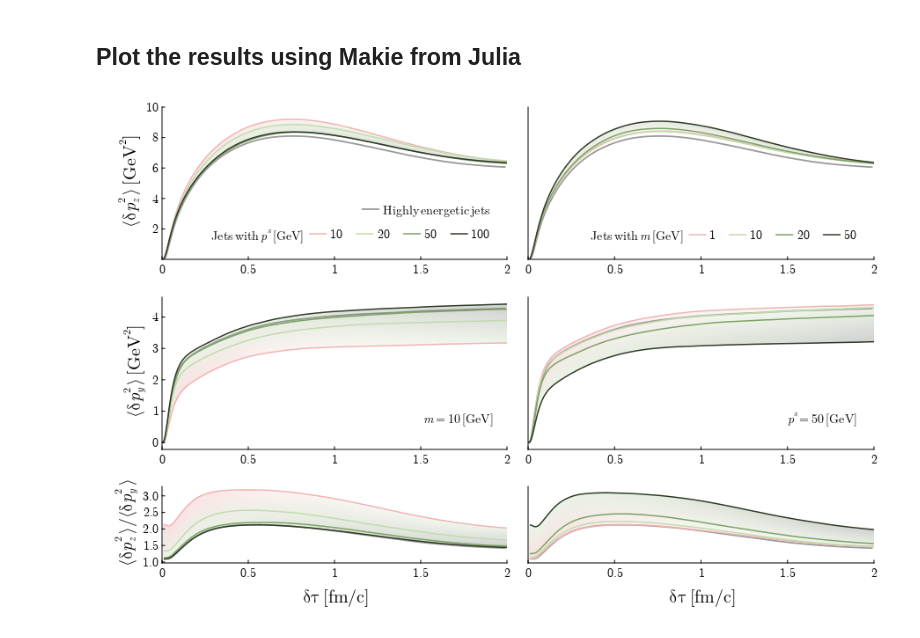
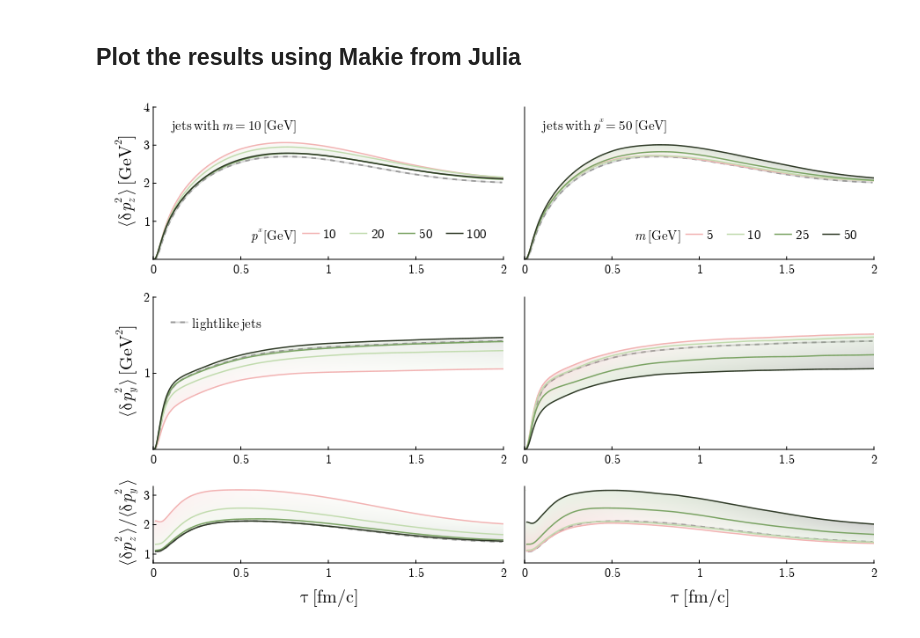
Before and after one commit to avramescudana/curraun, a Jupyter notebook: notebooks/Comparison between qappa.py module and the wong.py solver for jets.ipynb, the cells around one changed output. Drawn from its saved outputs; the diff is of its cells as text; code cells hidden in the pictures.

Commit message:
Updated a lot of notebooks with plots for the article

```diff
--- a/notebooks/Comparison between qappa.py module and the wong.py solver for jets.ipynb
+++ b/notebooks/Comparison between qappa.py module and the wong.py solver for jets.ipynb
@@ -294,42 +295,48 @@ fig = Figure(resolution = (900, 600), font = "CMU Serif")
 ylabels = [L"\langle\delta p_z^2\,\rangle\,\mathrm{[GeV^2]}", L"\langle\delta p_y^2\,\rangle\,\mathrm{[GeV^2]}",
         L"\langle\delta p^2_z\,\rangle/\langle\delta p^2_y\,\rangle"]
 axes = [[Axis(fig[i, j],
-        xlabel=L"\delta\tau\,\mathrm{[fm/c]}", ylabel=ylabels[i],
+        xlabel=L"\tau\,\mathrm{[fm/c]}", ylabel=ylabels[i],
         rightspinevisible = false, topspinevisible = false, xlabelsize = 20, ylabelsize= 20, xticklabelsize=14, yticklabelsize=14,
         xtickalign = 1, xticksize=4, ytickalign=1, yticksize=4, xgridvisible = false, ygridvisible = false) for i in 1:3] for j in 1:2]
 
+# dimenstion of fundamental representation for SU(3)
+DR = 3
+
 for i in 1:2
         δτ_qhat = Float64.(tau_qhat)
-        mom_broad_L_qhat = mom_broad_qhat[:, 3]
-        lines!(axes[i][1], δτ_qhat, mom_broad_L_qhat, linewidth = 1.8, color=:grey60)
+        mom_broad_L_qhat = mom_broad_qhat[:, 3]/DR
+        lines!(axes[i][1], δτ_qhat, mom_broad_L_qhat, linewidth = 1.8, color=:grey60, linestyle=:dash)
+        lines!(axes[i][1], δτ_qhat, mom_broad_L_qhat, linewidth = 1.8, color=(:grey60, 0.4))
         # mom_broad_T_qhat = mom_broad_qhat[:, 1] + mom_broad_qhat[:, 2]
-        mom_broad_T_qhat = mom_broad_qhat[:, 2]
+        mom_broad_T_qhat = mom_broad_qhat[:, 2] /DR
         # mom_broad_T_qhat = mom_broad_qhat[:, 1]
-        lines!(axes[i][2], δτ_qhat, mom_broad_T_qhat, linewidth = 1.8, color=:grey60)
+        lines!(axes[i][2], δτ_qhat, mom_broad_T_qhat, linewidth = 1.8, color=:grey60, linestyle=:dash)
+        lines!(axes[i][2], δτ_qhat, mom_broad_T_qhat, linewidth = 1.8, color=(:grey60, 0.4))
         ratio = mom_broad_L_qhat./mom_broad_T_qhat
-        global qhat = lines!(axes[i][3], δτ_qhat, ratio, linewidth = 1.8, color=:grey60)
+        global qhat_dash = lines!(axes[i][3], δτ_qhat, ratio, linewidth = 1.8, color=:grey60, linestyle=:dash)
+        global qhat = lines!(axes[i][3], δτ_qhat, ratio, linewidth = 1.8, color=(:grey60, 0.4))
 end
 
 # px dependence
 tag_low, tag_high = "mass_" * mass * "_px_" * pxs[1], "mass_" * mass * "_px_" * pxs[length(pxs)]
 δτ_wong_jets = Float64.(tau_wong_jets_px_dep[tag_low])
-mom_broad_L_low, mom_broad_L_high = mom_broad_wong_jets_px_dep[tag_low][:, 3] , mom_broad_wong_jets_px_dep[tag_high][:, 3]
-band!(axes[1][1], δτ_wong_jets, mom_broad_L_low, mom_broad_L_high; color = transpose(reverse(δτ_wong_jets)), colormap = (:watermelon, 0.2))
+mom_broad_L_low, mom_broad_L_high = mom_broad_wong_jets_px_dep[tag_low][:, 3]/DR , mom_broad_wong_jets_px_dep[tag_high][:, 3]/DR
+band!(axes[1][1], δτ_wong_jets, mom_broad_L_low, mom_broad_L_high; color = transpose(reverse(δτ_wong_jets)), colormap = (:watermelon, 0.1))
 # mom_broad_T_low, mom_broad_T_high = mom_broad_wong_jets_px_dep[tag_low][:, 1] + mom_broad_wong_jets_px_dep[tag_low][:, 2], mom_broad_wong_jets_px_dep[tag_high][:, 1] + mom_broad_wong_jets_px_dep[tag_high][:, 2]
-mom_broad_T_low, mom_broad_T_high = mom_broad_wong_jets_px_dep[tag_low][:, 2], mom_broad_wong_jets_px_dep[tag_high][:, 2]
+mom_broad_T_low, mom_broad_T_high = mom_broad_wong_jets_px_dep[tag_low][:, 2]/DR , mom_broad_wong_jets_px_dep[tag_high][:, 2]/DR
 # mom_broad_T_low, mom_broad_T_high = mom_broad_wong_jets_px_dep[tag_low][:, 1], mom_broad_wong_jets_px_dep[tag_high][:, 1]
-band!(axes[1][2], δτ_wong_jets, mom_broad_T_low, mom_broad_T_high; color = transpose(reverse(δτ_wong_jets)), colormap = (:watermelon, 0.2))
+band!(axes[1][2], δτ_wong_jets, mom_broad_T_low, mom_broad_T_high; color = transpose(reverse(δτ_wong_jets)), colormap = (:watermelon, 0.1))
 ratio_low, ratio_high = mom_broad_L_low./mom_broad_T_low, mom_broad_L_high./mom_broad_T_high
-band!(axes[1][3], δτ_wong_jets, ratio_low, ratio_high; color = transpose(reverse(δτ_wong_jets)), colormap = (:watermelon, 0.2))
+band!(axes[1][3], δτ_wong_jets, ratio_low, ratio_high; color = transpose(reverse(δτ_wong_jets)), colormap = (:watermelon, 0.1))
 
 for ip in 1:length(pxs)
         tag_wong_jets = "mass_" * mass * "_px_" * pxs[ip]
         δτ_wong_jets = Float64.(tau_wong_jets_px_dep[tag_wong_jets])
 
-        mom_broad_L_wong_jets = mom_broad_wong_jets_px_dep[tag_wong_jets][:, 3]
+        mom_broad_L_wong_jets = mom_broad_wong_jets_px_dep[tag_wong_jets][:, 3]/DR
         lines!(axes[1][1], δτ_wong_jets, mom_broad_L_wong_jets, linewidth = 1.5, color=colors[ip])
         # mom_broad_T_wong_jets = mom_broad_wong_jets_px_dep[tag_wong_jets][:, 1] + mom_broad_wong_jets_px_dep[tag_wong_jets][:, 2]
-        mom_broad_T_wong_jets = mom_broad_wong_jets_px_dep[tag_wong_jets][:, 2]
+        mom_broad_T_wong_jets = mom_broad_wong_jets_px_dep[tag_wong_jets][:, 2]/DR
         # mom_broad_T_wong_jets = mom_broad_wong_jets_px_dep[tag_wong_jets][:, 1]
         lines!(axes[1][2], δτ_wong_jets, mom_broad_T_wong_jets, linewidth = 1.5, color=colors[ip])
         ratio = mom_broad_L_wong_jets./mom_broad_T_wong_jets
@@ -339,10 +346,10 @@ end
 # mass dependence
 tag_low, tag_high = "mass_" * masses[1] * "_px_" * px, "mass_" * masses[length(masses)] * "_px_" * px
 δτ_wong_jets = Float64.(tau_wong_jets_mass_dep[tag_low])
-mom_broad_L_low, mom_broad_L_high = mom_broad_wong_jets_mass_dep[tag_low][:, 3] , mom_broad_wong_jets_mass_dep[tag_high][:, 3]
+mom_broad_L_low, mom_broad_L_high = mom_broad_wong_jets_mass_dep[tag_low][:, 3]/DR, mom_broad_wong_jets_mass_dep[tag_high][:, 3]/DR
 band!(axes[2][1], δτ_wong_jets, mom_broad_L_low, mom_broad_L_high; color = transpose(reverse(δτ_wong_jets)), colormap = (:watermelon, 0.2))
 # mom_broad_T_low, mom_broad_T_high = mom_broad_wong_jets_mass_dep[tag_low][:, 1] + mom_broad_wong_jets_mass_dep[tag_low][:, 2], mom_broad_wong_jets_mass_dep[tag_high][:, 1] + mom_broad_wong_jets_mass_dep[tag_high][:, 2]
-mom_broad_T_low, mom_broad_T_high = mom_broad_wong_jets_mass_dep[tag_low][:, 2], mom_broad_wong_jets_mass_dep[tag_high][:, 2]
+mom_broad_T_low, mom_broad_T_high = mom_broad_wong_jets_mass_dep[tag_low][:, 2]/DR , mom_broad_wong_jets_mass_dep[tag_high][:, 2]/DR
 # mom_broad_T_low, mom_broad_T_high = mom_broad_wong_jets_mass_dep[tag_low][:, 1], mom_broad_wong_jets_mass_dep[tag_high][:, 1]
 band!(axes[2][2], δτ_wong_jets, mom_broad_T_low, mom_broad_T_high; color = transpose(reverse(δτ_wong_jets)), colormap = (:watermelon, 0.2))
 ratio_low, ratio_high = mom_broad_L_low./mom_broad_T_low, mom_broad_L_high./mom_broad_T_high
@@ -352,10 +359,10 @@ for im in 1:length(masses)
         tag_wong_jets = "mass_" * masses[im] * "_px_" * px
         δτ_wong_jets = Float64.(tau_wong_jets_mass_dep[tag_wong_jets])
 
-        mom_broad_L_wong_jets = mom_broad_wong_jets_mass_dep[tag_wong_jets][:, 3]
+        mom_broad_L_wong_jets = mom_broad_wong_jets_mass_dep[tag_wong_jets][:, 3]/DR
         lines!(axes[2][1], δτ_wong_jets, mom_broad_L_wong_jets, linewidth = 1.5, color=colors[im])
         # mom_broad_T_wong_jets = mom_broad_wong_jets_mass_dep[tag_wong_jets][:, 1] + mom_broad_wong_jets_mass_dep[tag_wong_jets][:, 2]
-        mom_broad_T_wong_jets = mom_broad_wong_jets_mass_dep[tag_wong_jets][:, 2]
+        mom_broad_T_wong_jets = mom_broad_wong_jets_mass_dep[tag_wong_jets][:, 2]/DR
         # mom_broad_T_wong_jets = mom_broad_wong_jets_mass_dep[tag_wong_jets][:, 1]
         lines!(axes[2][2], δτ_wong_jets, mom_broad_T_wong_jets, linewidth = 1.5, color=colors[im])
         ratio = mom_broad_L_wong_jets./mom_broad_T_wong_jets
@@ -364,47 +371,47 @@ end
 
 
 for i in 1:3
         linkyaxes!(axes[1][i], axes[2][i])
         hideydecorations!(axes[2][i], grid = false)
         for j in 1:2
                 xlims!(axes[j][i], 0, 2)
                 axes[j][i].xticks = ([0, 0.5, 1, 1.5, 2], ["0", "0.5", "1", "1.5", "2"])
         end
 end
 
 for j in 1:2
         linkxaxes!(axes[j][1], axes[j][2], axes[j][3])
         hidexdecorations!(axes[j][1], ticks = false, ticklabels = false)
         hidexdecorations!(axes[j][2], ticks = false, ticklabels = false)
 end
 
-ylims!(axes[1][1], 0, 10)
-axes[1][1].yticks = ([2, 4, 6, 8, 10], string.([2, 4, 6, 8, 10]))
-# ylims!(axes[2][2], 0, 8)
-# axes[1][2].yticks = ([2, 4, 6, 8], string.([2, 4, 6, 8]))
-# ylims!(axes[1][3], 0.7, 2.2)
-# axes[1][3].yticks = ([1, 2], string.([1, 2]))
+ylims!(axes[1][1], 0, 4)
+ylims!(axes[2][1], 0, 4)
+ylims!(axes[2][2], 0, 2)
+axes[1][2].yticks = ([1, 2], string.([1, 2]))
+axes[1][1].yticks = ([1, 2, 3, 4], string.([1, 2, 3, 4]))
+ylims!(axes[1][3], 0.7, 3.3)
+axes[1][3].yticks = ([1, 2, 3], string.([1, 2, 3]))
 
 rowsize!(fig.layout, 1, Relative(2/5))
 rowsize!(fig.layout, 2, Relative(2/5))
 rowsize!(fig.layout, 3, Relative(1/5))
 
 legend_wong_px = pxs
-axislegend(axes[1][1], [wong_px_1, wong_px_2, wong_px_3, wong_px_4], legend_wong_px, L"\mathrm{Jets\,with\,}p^x\,\mathrm{[GeV]}", labelsize=14,
-        titleposition = :left, titlesize=14, position = (1,0), orientation = :horizontal, bgcolor = (:white, 0.7), framecolor=(:grey80, 0))
+axislegend(axes[1][1], [wong_px_1, wong_px_2, wong_px_3, wong_px_4], legend_wong_px, L"p^x\,\mathrm{[GeV]}", labelsize=15,
+        titleposition = :left, titlesize=15, position = :rb, orientation = :horizontal, bgcolor = (:white, 0.7), framecolor=(:grey80, 0))
 
 legend_wong_mass = masses
-axislegend(axes[2][1], [wong_mass_1, wong_mass_2, wong_mass_3, wong_mass_4], legend_wong_mass, L"\mathrm{Jets\,with\,}m\,\mathrm{[GeV]}", labelsize=14,
-        titleposition = :left, titlesize=14, position = (1,0), orientation = :horizontal, bgcolor = (:white, 0.7), framecolor=(:grey80, 0))
+axislegend(axes[2][1], [wong_mass_1, wong_mass_2, wong_mass_3, wong_mass_4], legend_wong_mass, L"m\,\mathrm{[GeV]}", labelsize=15,
+        titleposition = :left, titlesize=15, position = :rb, orientation = :horizontal, bgcolor = (:white, 0.7), framecolor=(:grey80, 0))
 
-legend_qhat = [L"\mathrm{Highly\,energetic\,jets}"]
-axislegend(axes[1][1], [qhat], legend_qhat, labelsize=14, position = (1,0.25), orientation = :vertical, bgcolor = (:white, 0.7), framecolor=(:grey80, 0))
+legend_qhat = [L"\mathrm{lightlike\,jets}"]
+axislegend(axes[1][2], [[qhat, qhat_dash]], legend_qhat, labelsize=15, position = :lt, orientation = :vertical, bgcolor = (:white, 0.7), framecolor=(:grey80, 0))
 
-text!(axes[1][2], L"m=10\,\mathrm{[GeV]}", position = (1.52,0.5), textsize=14)
-text!(axes[2][2], L"p^x=50\,\mathrm{[GeV]}", position = (1.5,0.5), textsize=14)
-
+text!(axes[1][1], L"\mathrm{jets\,with\,}m=10\,\mathrm{[GeV]}", position = (0.1,3.3), textsize=15)
+text!(axes[2][1], L"\mathrm{jets\,with\,}p^x=50\,\mathrm{[GeV]}", position = (0.1,3.3), textsize=15)
 
 display(fig)
-# save("makie_mom_broad_wong_vs_qhat.png", fig, px_per_unit = 5.0)
+# save("final_mom_broad_wong_vs_qhat.png", fig, px_per_unit = 5.0)
 # %% [output]
-[figure, old version]
+[figure, new version]
```
Also changed, not shown: parts of 8 cells of this notebook, 18 other files.
